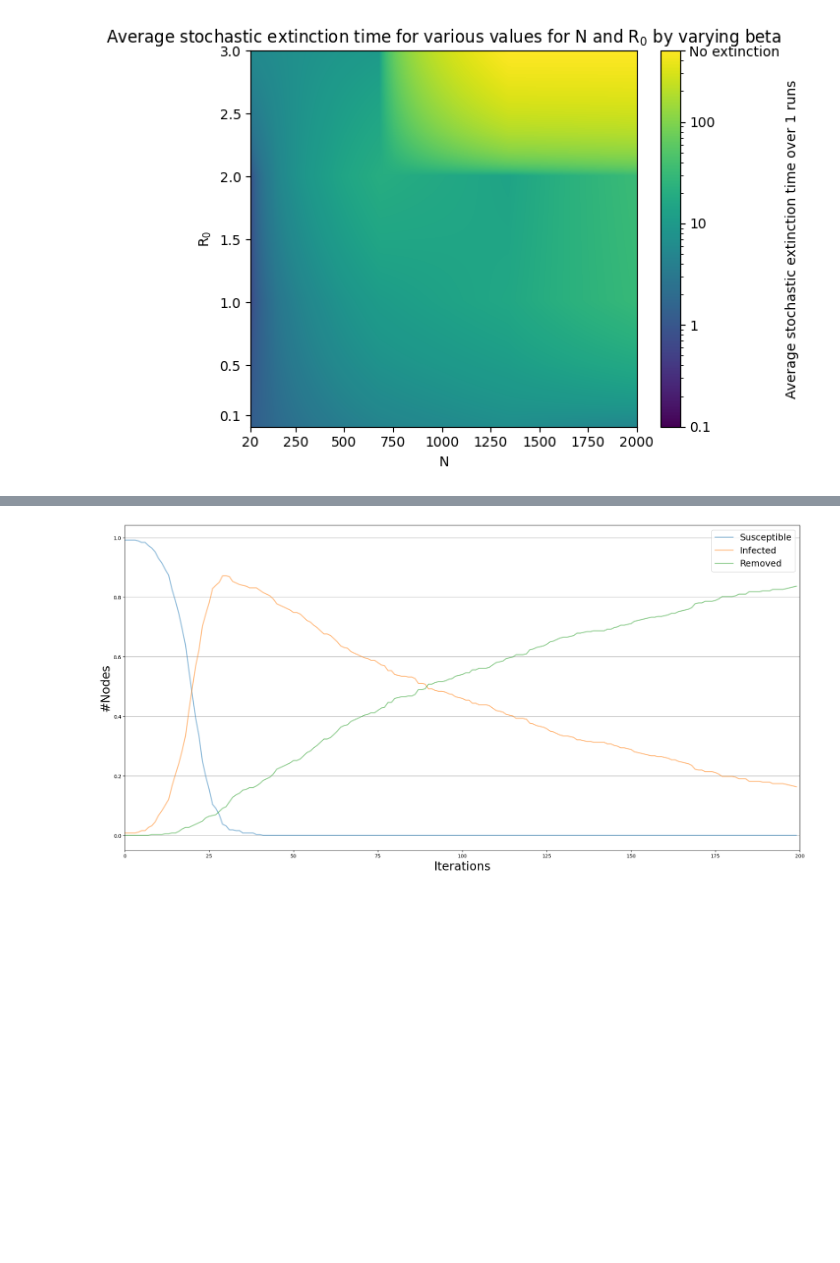
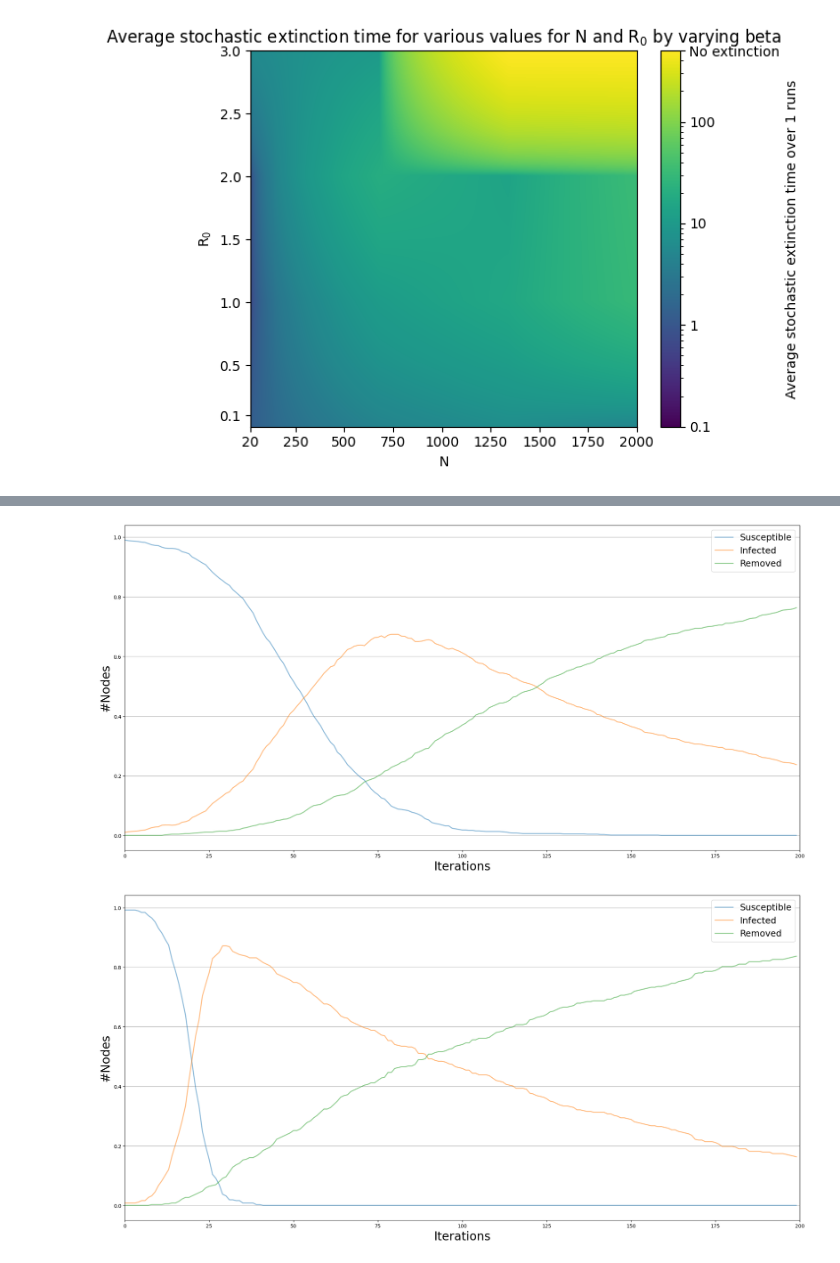
Before and after one commit to JTimmr/CS_Assignment_2, a Jupyter notebook: main.ipynb, the cells around one changed output, grey strips where cells are left out. Saved outputs shown, nothing was run; the diff lists cells and outputs as text; code cells hidden in the pictures; blank space fills up the shorter version.

```diff
--- a/main.ipynb
+++ b/main.ipynb
@@ -755,3 +772,14 @@ viz.plot()
+# %%
+#Generating a network
+nodes = 1000
+probability = 0.1
+g = nx.erdos_renyi_graph(nodes, probability)
+
+model, iterations = infect_network(g, beta, gamma, I_initial, N_iterations)
+
+plot(model, iterations)
+# %% [output]
+[figure, added]
 # %%
 # Set initial parameters
 model = ep.SIRModel(g)
```
Also changed, not shown: parts of 4 cells of this notebook.
